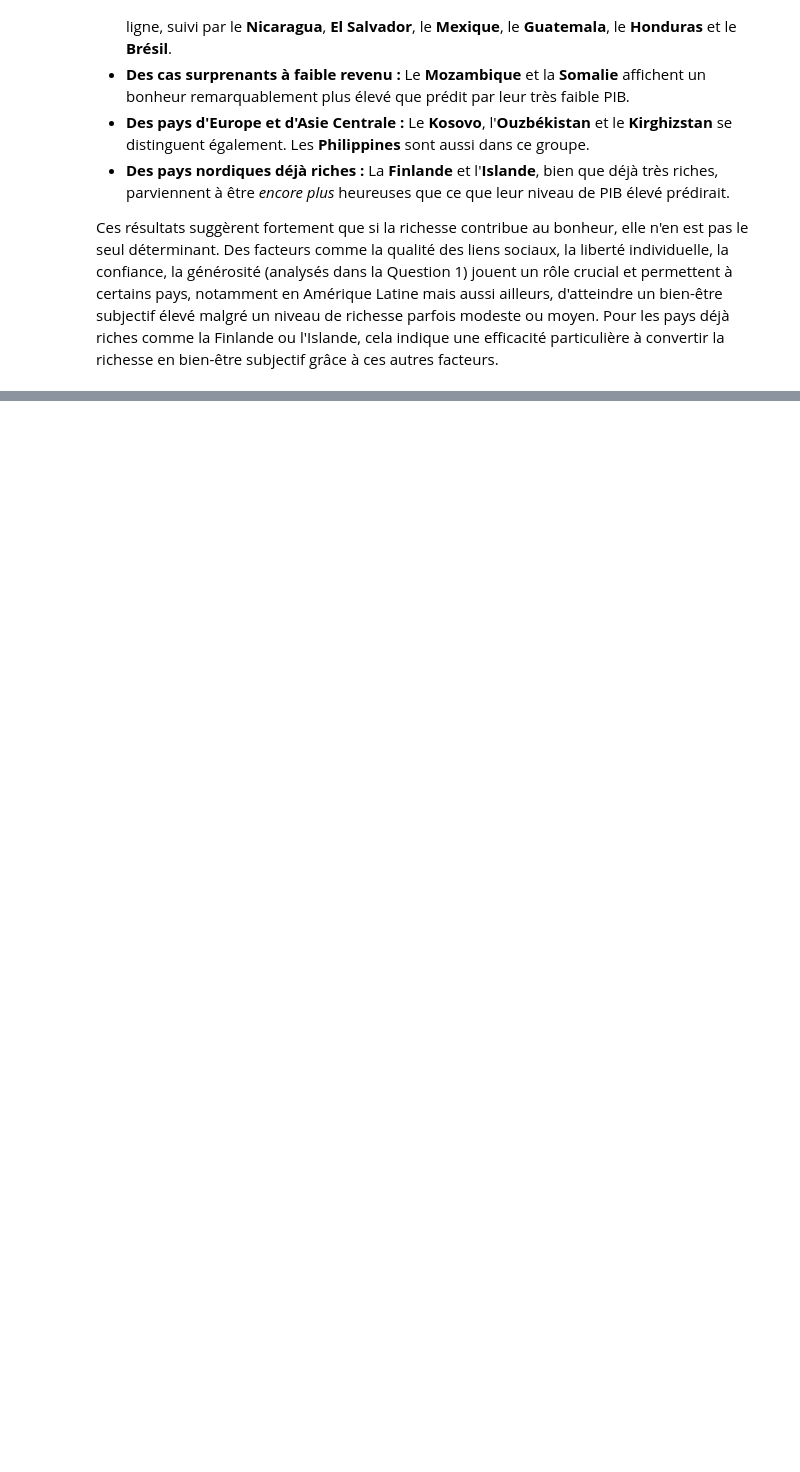
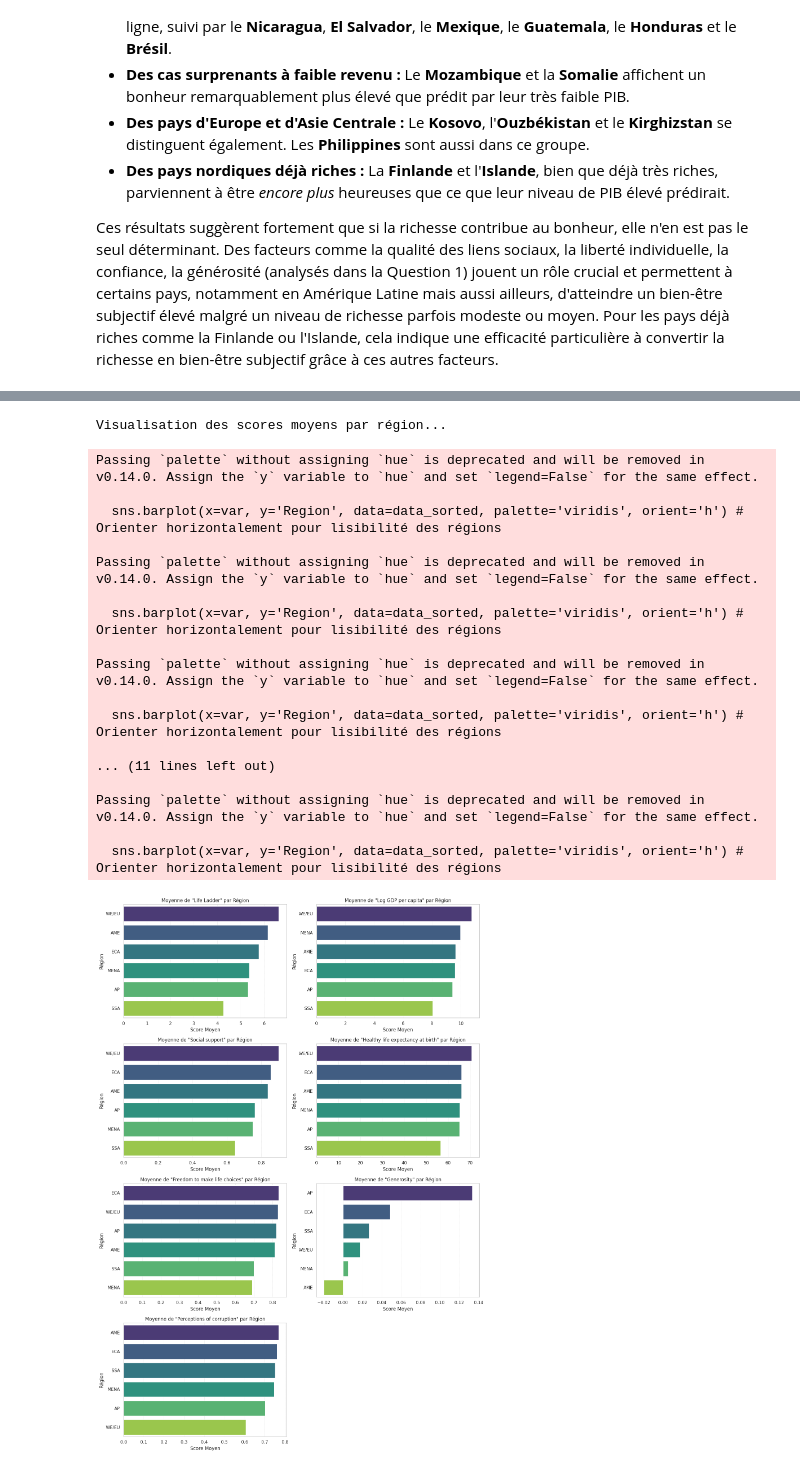
Before and after one commit to Rayane0001/world-happiness-analysis, a Jupyter notebook: analyse_rayane.ipynb, the cells around one changed output, grey strips where cells are left out. Saved outputs shown, nothing was run; the diff lists cells and outputs as text; code cells hidden in the pictures; blank space fills up the shorter version.

Commit message:
Question 3 : Disparités Régionales du Bonheur

```diff
--- a/analyse_rayane.ipynb
+++ b/analyse_rayane.ipynb
@@ -235,0 +310,64 @@ Ces résultats suggèrent fortement que si la richesse contribue au bonheur, ell
+# %%
+# --- Visualisation des Moyennes Régionales ---
+
+# Vérifier si les données régionales existent
+q3_data_exists = 'regional_means' in locals()
+
+if q3_data_exists and not regional_means.empty:
+
+    print("\nVisualisation des scores moyens par région...")
+
+    # Liste des colonnes à visualiser
+    variables_to_plot = [
+        'Life Ladder', 'Log GDP per capita', 'Social support',
+        'Healthy life expectancy at birth', 'Freedom to make life choices',
+        'Generosity', 'Perceptions of corruption'
+    ]
+
+    # Nombre de lignes/colonnes pour la grille de graphiques
+    n_cols = 2
+    n_rows = (len(variables_to_plot) + n_cols - 1) // n_cols
+
+    plt.figure(figsize=(14, n_rows * 5)) # Ajuster la taille globale
+
+    for i, var in enumerate(variables_to_plot):
+        plt.subplot(n_rows, n_cols, i + 1)
+
+        # Trier les régions par la variable actuelle pour une meilleure lisibilité du graphique
+        data_sorted = regional_means.sort_values(var, ascending=False)
+
+        # Créer le barplot
+        sns.barplot(x=var, y='Region', data=data_sorted, palette='viridis', orient='h') # Orienter horizontalement pour lisibilité des régions
+
+        plt.title(f'Moyenne de "{var}" par Région')
+        plt.xlabel('Score Moyen')
+        plt.ylabel('Région') # L'axe Y contient maintenant les noms des régions
+        plt.grid(axis='x', linestyle=':', linewidth=0.5)
+
+    plt.tight_layout() # Ajuster l'espacement
+    plt.show()
+
+elif not q3_data_exists:
+     print("Les données 'regional_means' n'ont pas été créées. Visualisation Q3 annulée.")
+else:
+     print("Le DataFrame 'regional_means' est vide. Vérifiez les étapes précédentes (chargement, fusion).")
+# %% [output]
+Visualisation des scores moyens par région...
+Passing `palette` without assigning `hue` is deprecated and will be removed in v0.14.0. Assign the `y` variable to `hue` and set `legend=False` for the same effect.
+
+  sns.barplot(x=var, y='Region', data=data_sorted, palette='viridis', orient='h') # Orienter horizontalement pour lisibilité des régions
+
+Passing `palette` without assigning `hue` is deprecated and will be removed in v0.14.0. Assign the `y` variable to `hue` and set `legend=False` for the same effect.
+
+  sns.barplot(x=var, y='Region', data=data_sorted, palette='viridis', orient='h') # Orienter horizontalement pour lisibilité des régions
+
+Passing `palette` without assigning `hue` is deprecated and will be removed in v0.14.0. Assign the `y` variable to `hue` and set `legend=False` for the same effect.
+
+  sns.barplot(x=var, y='Region', data=data_sorted, palette='viridis', orient='h') # Orienter horizontalement pour lisibilité des régions
+
+... (11 lines left out)
+
+Passing `palette` without assigning `hue` is deprecated and will be removed in v0.14.0. Assign the `y` variable to `hue` and set `legend=False` for the same effect.
+
+  sns.barplot(x=var, y='Region', data=data_sorted, palette='viridis', orient='h') # Orienter horizontalement pour lisibilité des régions
+[figure, added]
```
Also changed, not shown: parts of 3 cells of this notebook.
